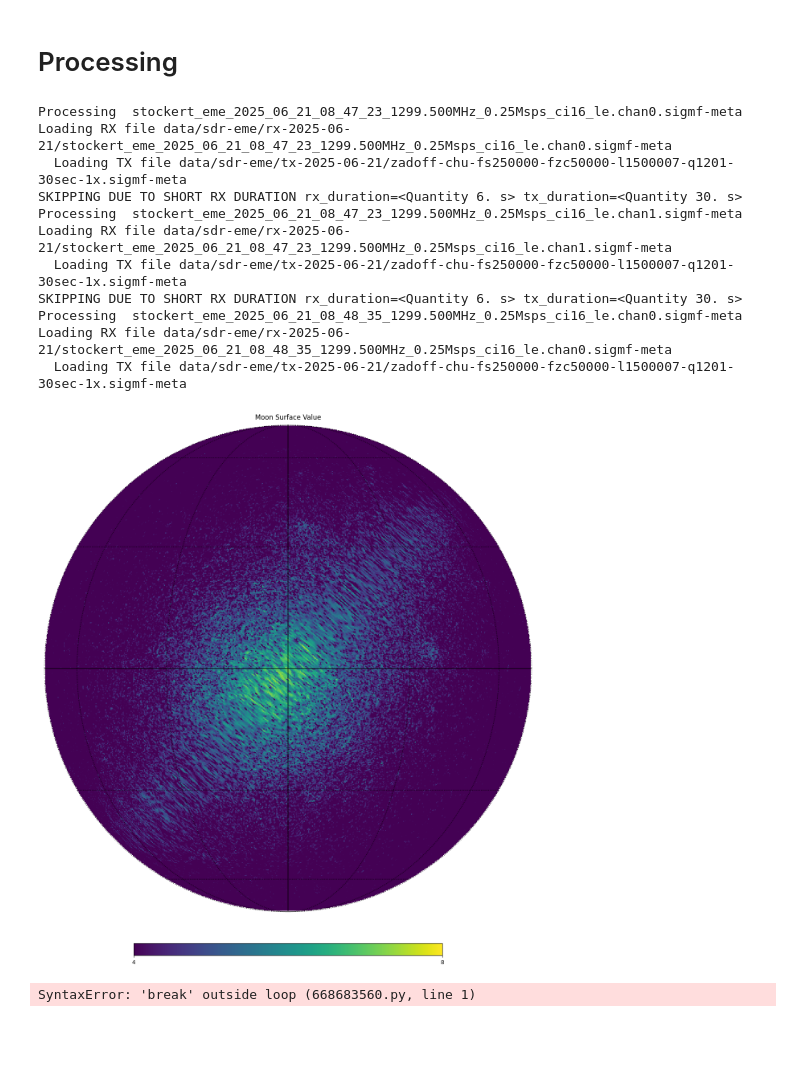
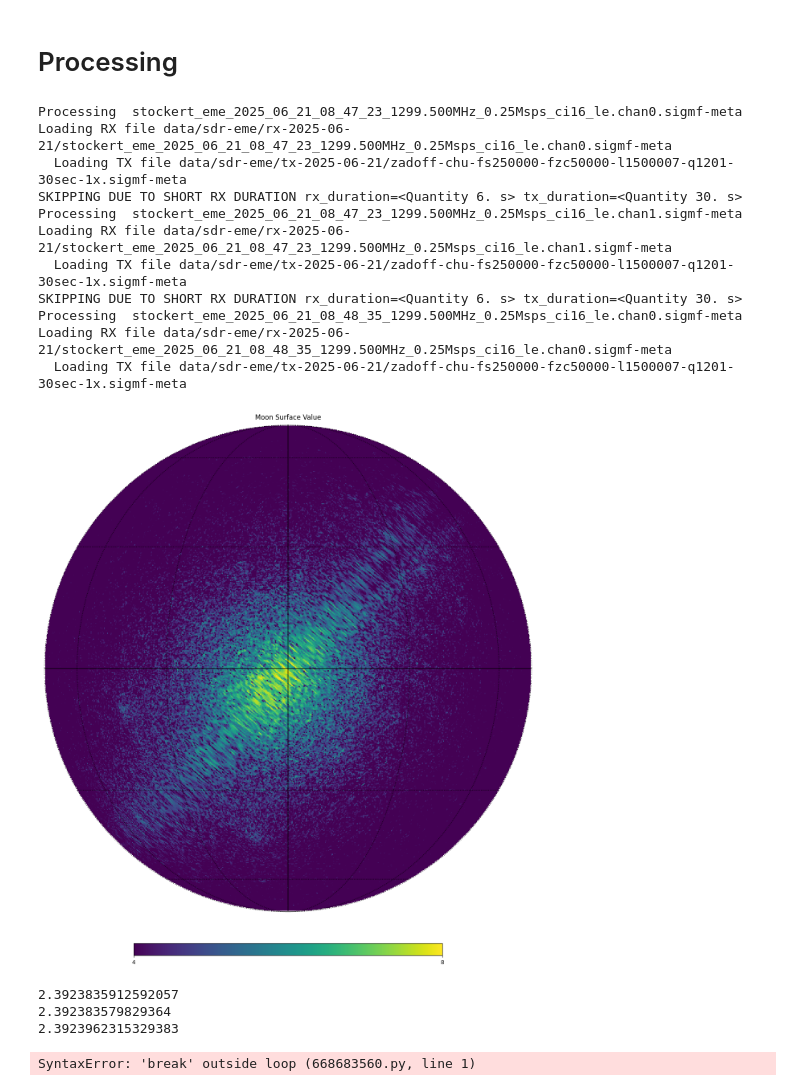
Before and after one commit to thandal/moon-radar, a Jupyter notebook: notebooks/Planetary Radar -- Moon -- CLEAN.ipynb, the cells around one changed output. Saved outputs shown, nothing was run; the diff lists cells and outputs as text; code cells hidden in the pictures; blank space fills up the shorter version.

```diff
--- a/notebooks/Planetary Radar -- Moon -- CLEAN.ipynb
+++ b/notebooks/Planetary Radar -- Moon -- CLEAN.ipynb
@@ -525,14 +525,11 @@ for rx_filename, rx_info in rx_info_map.items():
     # Snapshot of all the points on the moon surface: all corrections have been done back to rx_start_astrotime
     lt, dlt = moonPointLightTimeAndDeltaLightTime_spice_BCK(rx_start_astrotime, v)
 
-    # Backstop values for searchsorted():
-    dlt_values[-1] = 1000000.0 #* au.Hz
-    delay_values[-1] = 1000000.0 * au.s
-    # TODO: Shouldn't actually have to do searches, since both dlt_values and delay_values have constant step sizes!
-    # HACK: also, searching may introduce a rounding bias!?
-    doppler_index = np.searchsorted(dlt_values, dlt)
-    delay_index = np.searchsorted(delay_values, (lt - lt_rx_start) * au.s) # Use lt_rx_start
-    #delay_index = np.searchsorted(delay_values, (lt - lt.min()) * au.s) # Or use lt.min()
+    ddlt = dlt_values[1] - dlt_values[0]
+    ddelay = (delay_values[1] - delay_values[0]).to('s').value
+    doppler_index = np.rint((dlt - dlt.min()) / ddlt).astype('i')  # Not sure which way...
+    #doppler_index = np.rint((dlt.max() - dlt) / ddlt).astype('i')
+    delay_index = np.clip(np.rint((lt - lt.min()) / ddelay).astype('i'), min=0, max=log_A.shape[1] - 1)
     val_surface = np.zeros(NPIX, dtype=np.float32)
     val_surface[v_near] = log_A[doppler_index, delay_index]  # TODO: averaging? Would need to push points from the DD image into the healpix array
 
@@ -540,34 +537,42 @@ for rx_filename, rx_info in rx_info_map.items():
         log_A[doppler_index, delay_index] = 10
         os.makedirs(f"results/TEST", exist_ok=True)
         pl.imsave(f"results/TEST/{rx_filename}_log_A_dd.png", log_A.T, vmax=log_A.max() * 0.8, vmin=log_A.max() * 0.4)
 
     pl.close('all')
     fig = pl.figure(figsize=(16,16))
     hp.orthview(val_surface,
                 title='Moon Surface Value',
                 flip='geo',  # Note: moon longitude is positive EAST
                 fig=fig,
                 half_sky=True,
                 min=log_A.max() * 0.4,
                 max=log_A.max() * 0.8,
                )
     hp.graticule()
     os.makedirs(f"results/TEST", exist_ok=True)
     pl.savefig(f"results/TEST/{rx_filename}.png")
     break
 # %% [output]
 Processing  stockert_eme_2025_06_21_08_47_23_1299.500MHz_0.25Msps_ci16_le.chan0.sigmf-meta
 Loading RX file data/sdr-eme/rx-2025-06-21/stockert_eme_2025_06_21_08_47_23_1299.500MHz_0.25Msps_ci16_le.chan0.sigmf-meta
   Loading TX file data/sdr-eme/tx-2025-06-21/zadoff-chu-fs250000-fzc50000-l1500007-q1201-30sec-1x.sigmf-meta
 SKIPPING DUE TO SHORT RX DURATION rx_duration=<Quantity 6. s> tx_duration=<Quantity 30. s>
 Processing  stockert_eme_2025_06_21_08_47_23_1299.500MHz_0.25Msps_ci16_le.chan1.sigmf-meta
 Loading RX file data/sdr-eme/rx-2025-06-21/stockert_eme_2025_06_21_08_47_23_1299.500MHz_0.25Msps_ci16_le.chan1.sigmf-meta
   Loading TX file data/sdr-eme/tx-2025-06-21/zadoff-chu-fs250000-fzc50000-l1500007-q1201-30sec-1x.sigmf-meta
 SKIPPING DUE TO SHORT RX DURATION rx_duration=<Quantity 6. s> tx_duration=<Quantity 30. s>
 Processing  stockert_eme_2025_06_21_08_48_35_1299.500MHz_0.25Msps_ci16_le.chan0.sigmf-meta
 Loading RX file data/sdr-eme/rx-2025-06-21/stockert_eme_2025_06_21_08_48_35_1299.500MHz_0.25Msps_ci16_le.chan0.sigmf-meta
   Loading TX file data/sdr-eme/tx-2025-06-21/zadoff-chu-fs250000-fzc50000-l1500007-q1201-30sec-1x.sigmf-meta
-[figure, old version]
+[figure, new version]
+# %%
+print(lt.min())
+print(lt_rx_start)
+print(lt_rx_end)
+# %% [output]
+2.3923835912592057
+2.392383579829364
+2.3923962315329383
 # %%
 if 0: # DEBUG: look at rx / tx_resampled_compensated correlation
     pl.close('rx_tx_corr')
```
